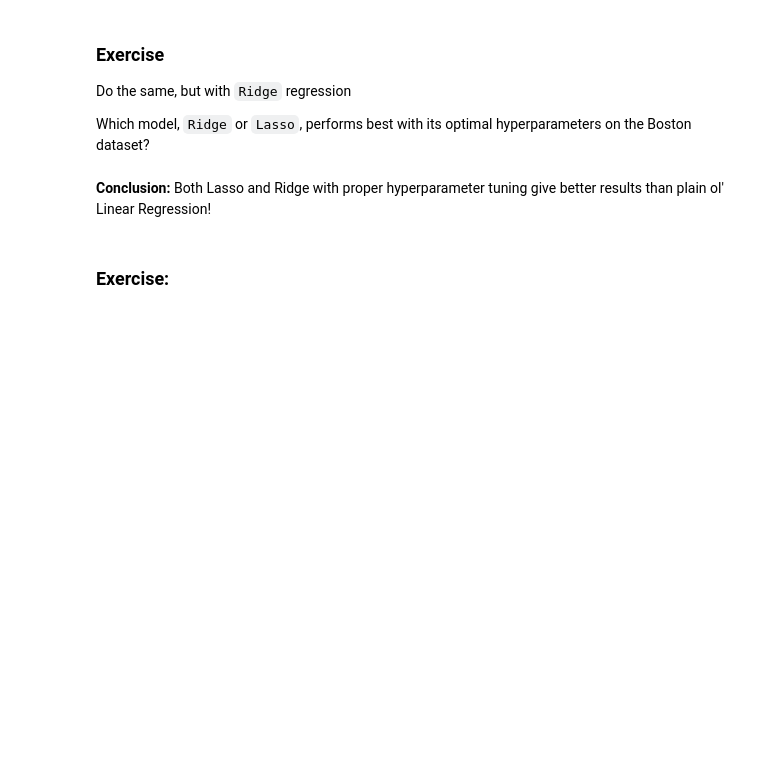
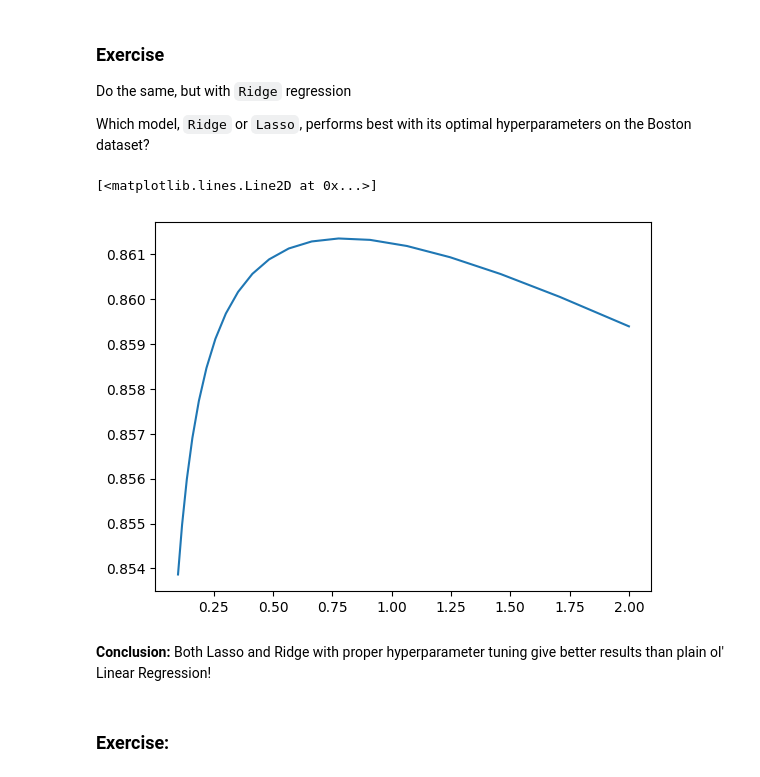
Before and after one commit to shaulamarquez/IBM-Machine-Learning, a Jupyter notebook: 02 Supervised Machine Learning Regression/05 Demo Cross Validation/Demo Cross Validation.ipynb, the cells around one changed output. Drawn from its saved outputs; the diff is of its cells as text; code cells hidden in the pictures; blank space fills up the shorter version.

```diff
--- a/02 Supervised Machine Learning Regression/05 Demo Cross Validation/Demo Cross Validation.ipynb
+++ b/02 Supervised Machine Learning Regression/05 Demo Cross Validation/Demo Cross Validation.ipynb
@@ -160,3 +175,5 @@ A pipeline contains a series of steps, where a step is ("name of step", actual_m
 # %%
 estimator = Pipeline([("scaler", s),
                       ("regression", lr)])
+# %%
+estimator.fit(X_train, y_train)
@@ -278,21 +381,25 @@ Do the same, but with `Ridge` regression
 Which model, `Ridge` or `Lasso`, performs best with its optimal hyperparameters on the Boston dataset?
 # %%
 pf = PolynomialFeatures(degree=2)
+alphas = np.geomspace(0.1, 2, 20)
 scores = []
 
-alphas = np.geomspace(4, 20, 20)
+#alphas = np.geomspace(4, 20, 20)
 for alpha in alphas:
     ridge = Ridge(alpha=alpha, max_iter=100000)
 
     estimator = Pipeline([
         ("polynomial_features", pf),
         ("scaler", s),
         ("ridge_regression", ridge)])
 
     predictions = cross_val_predict(estimator, X, y, cv = kf)
     score = r2_score(y, predictions)
     scores.append(score)
 plt.plot(alphas, scores)
+# %% [output]
+[<matplotlib.lines.Line2D at 0x...>]
+[figure, added]
 # %% [markdown]
 **Conclusion:** Both Lasso and Ridge with proper hyperparameter tuning give better results than plain ol' Linear Regression!
 # %% [markdown]
```
Also changed, not shown: parts of 30 cells of this notebook, 1 other file.
